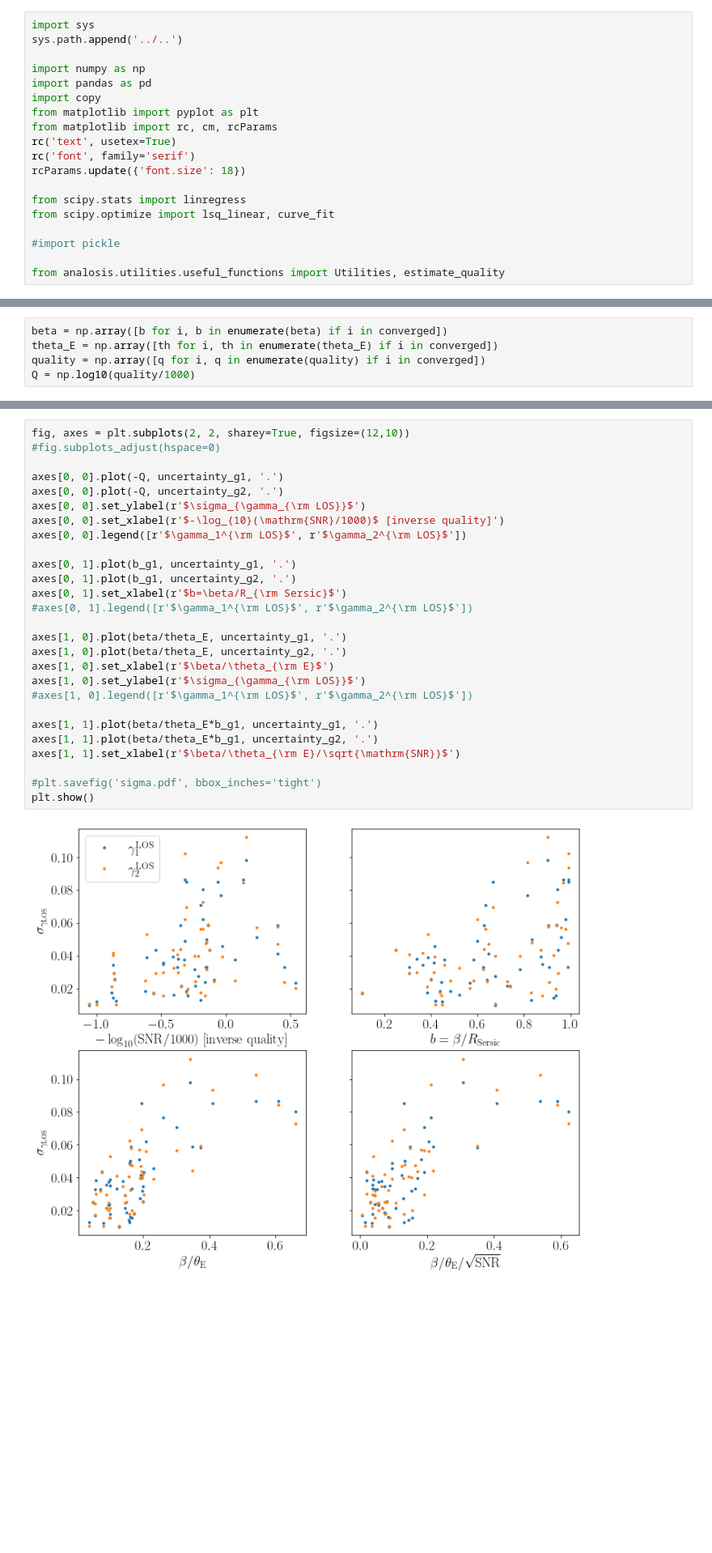
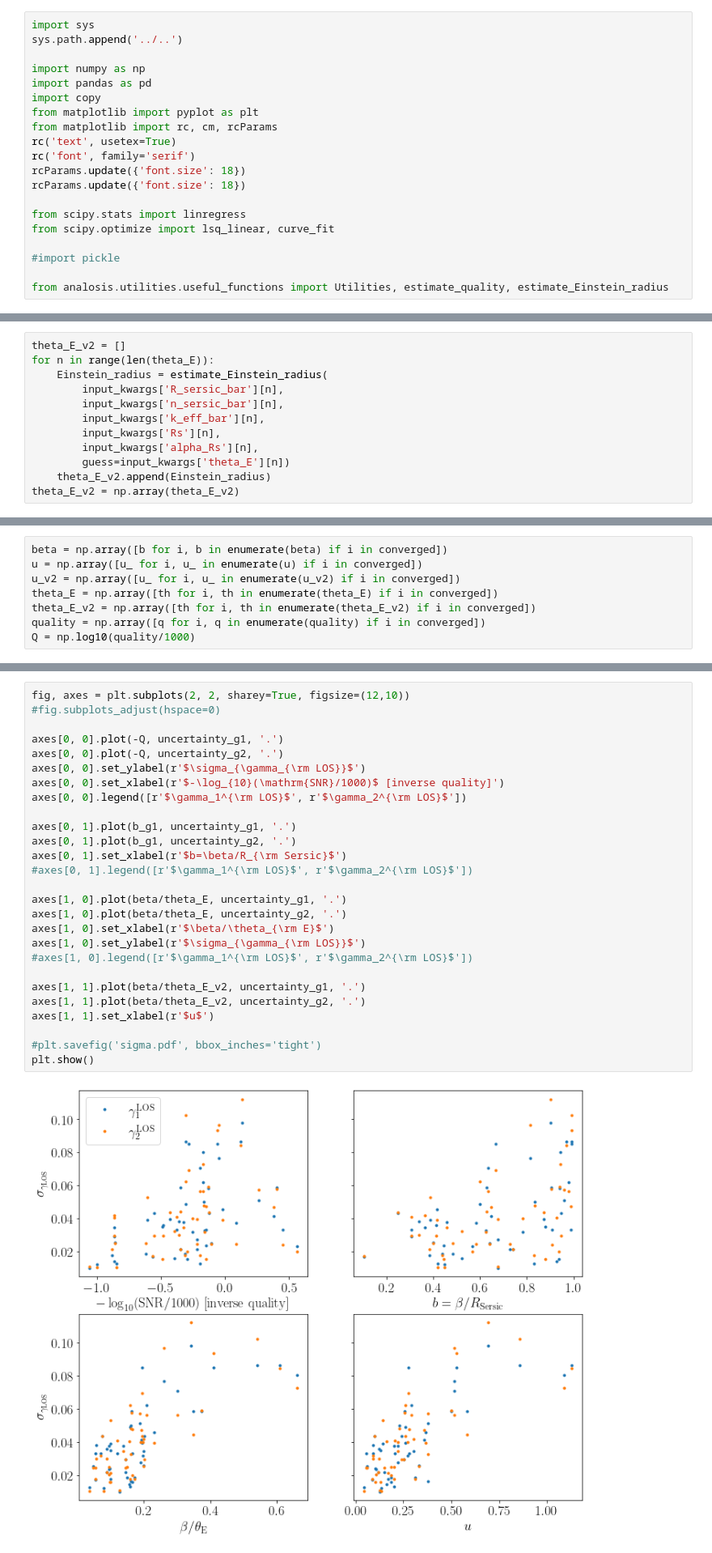
Before and after one commit to nataliehogg/analosis, a Jupyter notebook: analosis/notebooks/test_quality.ipynb, the cells around one changed output, grey strips where cells are left out. Shown at 81% size. Saved outputs shown, nothing was run; the diff lists cells and outputs as text; blank space fills up the shorter version.

```diff
--- a/analosis/notebooks/test_quality.ipynb
+++ b/analosis/notebooks/test_quality.ipynb
@@ -10,13 +10,14 @@ from matplotlib import rc, cm, rcParams
 rc('text', usetex=True)
 rc('font', family='serif')
 rcParams.update({'font.size': 18})
+rcParams.update({'font.size': 18})
 
 from scipy.stats import linregress
 from scipy.optimize import lsq_linear, curve_fit
 
 #import pickle
 
-from analosis.utilities.useful_functions import Utilities, estimate_quality
+from analosis.utilities.useful_functions import Utilities, estimate_quality, estimate_Einstein_radius
 # %%
 sample = 'silver'
 path = '/Users/pierrefleury/GitHub/analosis/analosis/results'
@@ -50,0 +59,12 @@ beta = np.sqrt(x_sl**2 + y_sl**2)
+# %%
+theta_E_v2 = []
+for n in range(len(theta_E)):
+    Einstein_radius = estimate_Einstein_radius(
+        input_kwargs['R_sersic_bar'][n],
+        input_kwargs['n_sersic_bar'][n],
+        input_kwargs['k_eff_bar'][n],
+        input_kwargs['Rs'][n],
+        input_kwargs['alpha_Rs'][n],
+        guess=input_kwargs['theta_E'][n])
+    theta_E_v2.append(Einstein_radius)
+theta_E_v2 = np.array(theta_E_v2)
@@ -116,7 +139,10 @@ error_g1 = abs(in_gamma1_converged - out_gamma1)
 error_g2 = abs(in_gamma2_converged - out_gamma2)
 # %%
 beta = np.array([b for i, b in enumerate(beta) if i in converged])
+u = np.array([u_ for i, u_ in enumerate(u) if i in converged])
+u_v2 = np.array([u_ for i, u_ in enumerate(u_v2) if i in converged])
 theta_E = np.array([th for i, th in enumerate(theta_E) if i in converged])
+theta_E_v2 = np.array([th for i, th in enumerate(theta_E_v2) if i in converged])
 quality = np.array([q for i, q in enumerate(quality) if i in converged])
 Q = np.log10(quality/1000)
 # %%
@@ -167,32 +193,32 @@ plt.show()
 # %%
 fig, axes = plt.subplots(2, 2, sharey=True, figsize=(12,10))
 #fig.subplots_adjust(hspace=0)
 
 axes[0, 0].plot(-Q, uncertainty_g1, '.')
 axes[0, 0].plot(-Q, uncertainty_g2, '.')
 axes[0, 0].set_ylabel(r'$\sigma_{\gamma_{\rm LOS}}$')
 axes[0, 0].set_xlabel(r'$-\log_{10}(\mathrm{SNR}/1000)$ [inverse quality]')
 axes[0, 0].legend([r'$\gamma_1^{\rm LOS}$', r'$\gamma_2^{\rm LOS}$'])
 
 axes[0, 1].plot(b_g1, uncertainty_g1, '.')
 axes[0, 1].plot(b_g1, uncertainty_g2, '.')
 axes[0, 1].set_xlabel(r'$b=\beta/R_{\rm Sersic}$')
 #axes[0, 1].legend([r'$\gamma_1^{\rm LOS}$', r'$\gamma_2^{\rm LOS}$'])
 
 axes[1, 0].plot(beta/theta_E, uncertainty_g1, '.')
 axes[1, 0].plot(beta/theta_E, uncertainty_g2, '.')
 axes[1, 0].set_xlabel(r'$\beta/\theta_{\rm E}$')
 axes[1, 0].set_ylabel(r'$\sigma_{\gamma_{\rm LOS}}$')
 #axes[1, 0].legend([r'$\gamma_1^{\rm LOS}$', r'$\gamma_2^{\rm LOS}$'])
 
-axes[1, 1].plot(beta/theta_E*b_g1, uncertainty_g1, '.')
-axes[1, 1].plot(beta/theta_E*b_g1, uncertainty_g2, '.')
-axes[1, 1].set_xlabel(r'$\beta/\theta_{\rm E}/\sqrt{\mathrm{SNR}}$')
+axes[1, 1].plot(beta/theta_E_v2, uncertainty_g1, '.')
+axes[1, 1].plot(beta/theta_E_v2, uncertainty_g2, '.')
+axes[1, 1].set_xlabel(r'$u$')
 
 #plt.savefig('sigma.pdf', bbox_inches='tight')
 plt.show()
 # %% [output]
-[figure, old version]
+[figure, new version]
 # %%
 fig, axes = plt.subplots(2, 2, sharey=True, figsize=(12,10))
 #fig.subplots_adjust(hspace=0)
```
Also changed, not shown: parts of 7 cells of this notebook, 6 other files.
